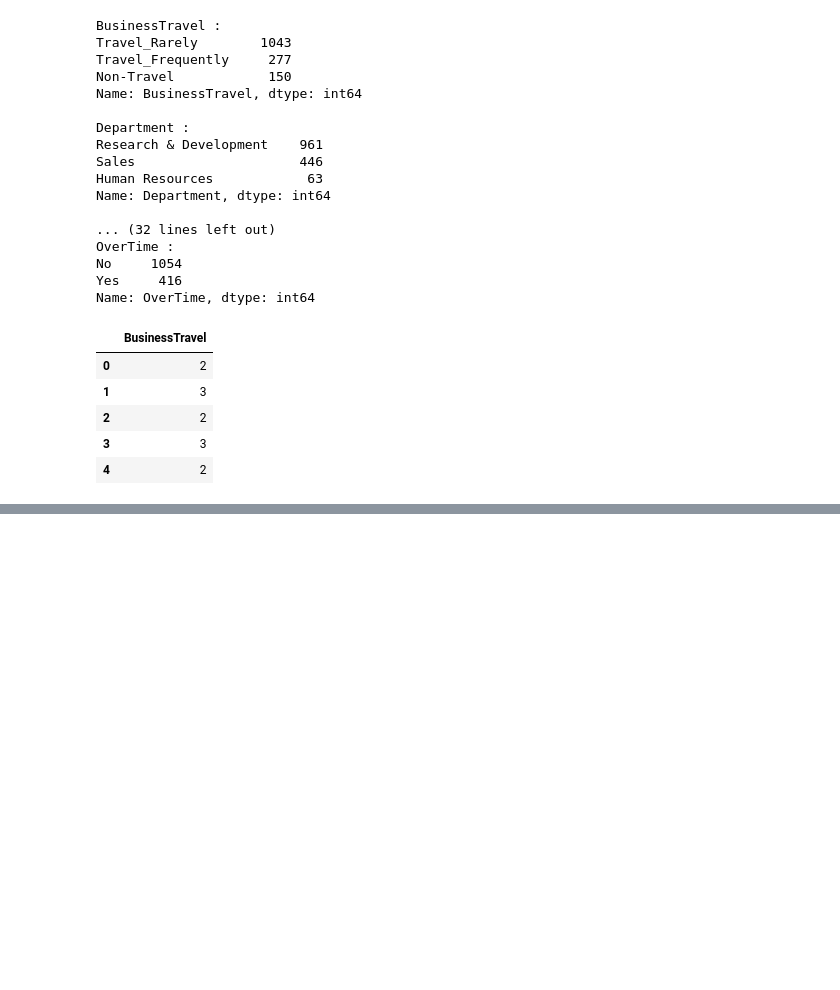
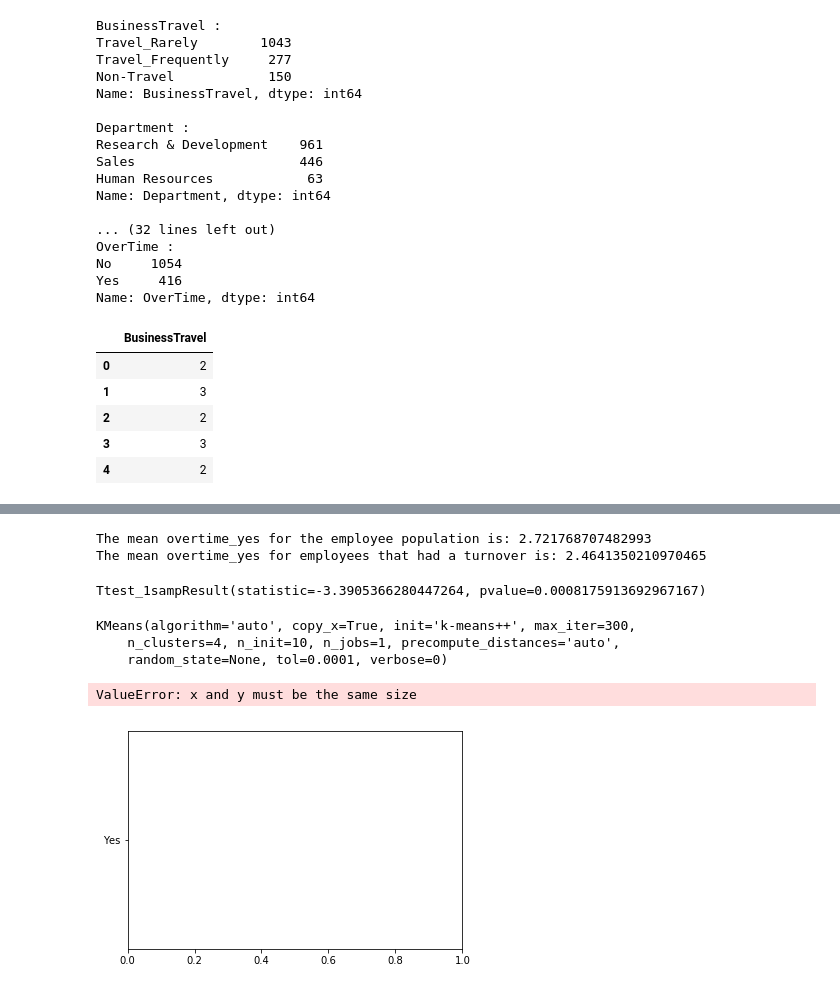
Before and after one commit to rezali/HR-model, a Jupyter notebook: Alicia/random_forests.ipynb, the cells around one changed output, grey strips where cells are left out. Saved outputs shown, nothing was run; the diff lists cells and outputs as text; code cells hidden in the pictures; blank space fills up the shorter version.

Commit message:
add t-tests and kmeans

```diff
--- a/Alicia/random_forests.ipynb
+++ b/Alicia/random_forests.ipynb
@@ -236,7 +238,16 @@ df.head()
 from sklearn.ensemble import RandomForestClassifier
 
 target = df["Attrition"]
-data = df.drop("Attrition", axis=1)
+data = df.drop([
+    "Attrition",
+    "OverTime_No",
+    "MaritalStatus_Divorced",
+    "JobRole_Healthcare Representative",
+    "Gender_Male",
+    "EducationField_Human Resources",
+    "Department_Human Resources"],
+    axis=1)
+
 feature_names = data.columns
 data.head()
 
@@ -281,0 +416,18 @@ sorted(zip(rf.feature_importances_, feature_names), reverse=True)
+# %%
+#one-sample t-test (measuring hourly rate v. attrition)
+#null hypothesis: there is no difference in hourly rate btwn employees who left and those who stayed
+
+#Compare the means of employee attrition hourly rate against the employee population who stayed
+emp_population_ES = df['EnvironmentSatisfaction'].mean()
+emp_turnover_ES = df[df['Attrition']==1]['EnvironmentSatisfaction'].mean()
+
+print( 'The mean overtime_yes for the employee population is: ' + str(emp_population_ES))
+print( 'The mean overtime_yes for employees that had a turnover is: ' + str(emp_turnover_ES) )
+
+import scipy.stats as stats
+stats.ttest_1samp(a=  df[df['Attrition']==1]['EnvironmentSatisfaction'], # Sample of Employee age who had a Turnover
+              popmean = emp_population_ES)  # Employee Who Had No Turnover age mean
+# %% [output]
+The mean overtime_yes for the employee population is: 2.721768707482993
+The mean overtime_yes for employees that had a turnover is: 2.4641350210970465
+Ttest_1sampResult(statistic=-3.3905366280447264, pvalue=0.0008175913692967167)
@@ -281,0 +436,24 @@ sorted(zip(rf.feature_importances_, feature_names), reverse=True)
+# %%
+# Use n_clusters=4 as the k value
+# We can see from the plot above that there are 4 clusters
+from sklearn.cluster import KMeans
+kmeans = KMeans(n_clusters=4)
+# %%
+# Fit the model to the data
+kmeans.fit(data)
+# %% [output]
+KMeans(algorithm='auto', copy_x=True, init='k-means++', max_iter=300,
+    n_clusters=4, n_init=10, n_jobs=1, precompute_distances='auto',
+    random_state=None, tol=0.0001, verbose=0)
+# %%
+# Predict the clusters
+predicted_clusters = kmeans.predict(data)
+# %%
+# Plot the predicted clusters to see if the model predicted the correct clusters
+# This is visual validation that the model was trained correctly.
+%matplotlib inline
+import matplotlib.pyplot as plt
+plt.scatter(data, target, c=predicted_clusters, s=50, cmap='viridis')
+# %% [output]
+ValueError: x and y must be the same size
+[figure, added]
```
Also changed, not shown: parts of 24 cells of this notebook, 4 other files.
